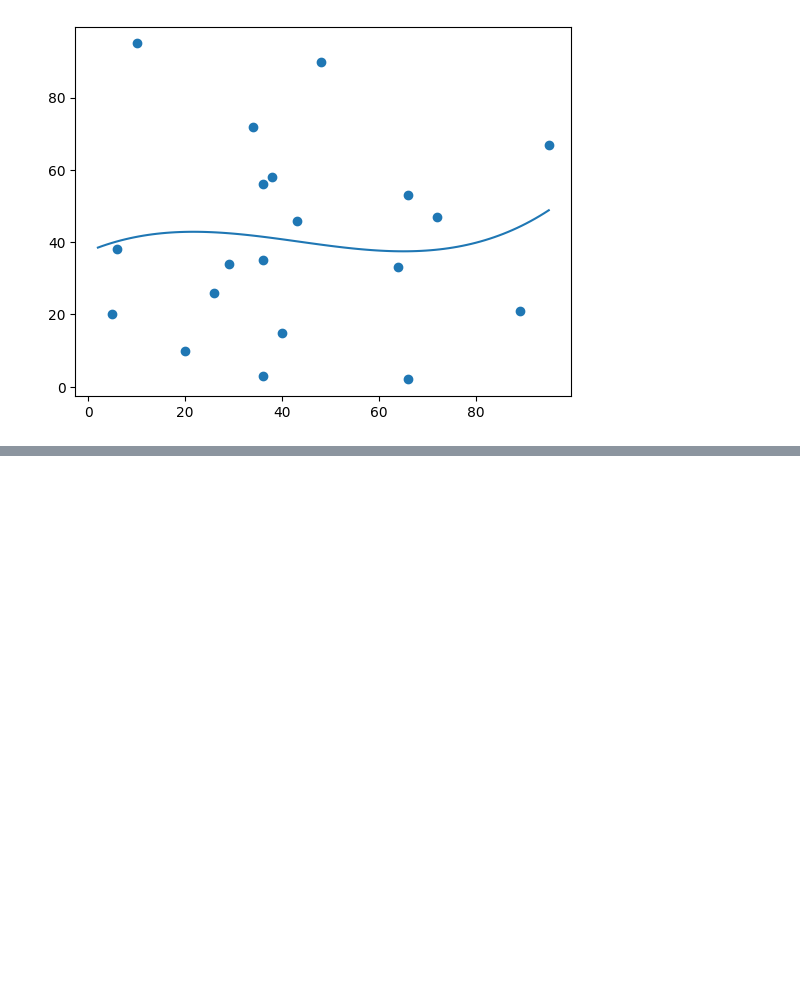
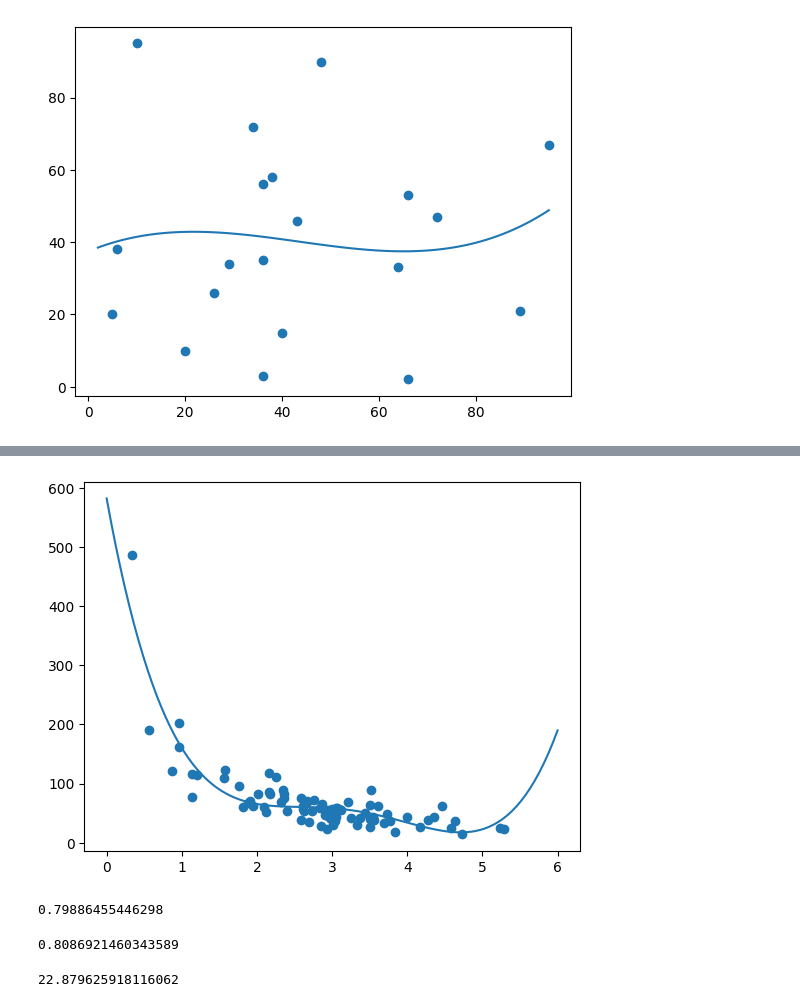
Before and after one commit to kofi-teddy/fluent-python, a Jupyter notebook: ml-notes.ipynb, the cells around one changed output, grey strips where cells are left out. Cells and saved outputs as stored; diff of their text form; code cells hidden in the pictures; blank space fills up the shorter version.

```diff
--- a/ml-notes.ipynb
+++ b/ml-notes.ipynb
@@ -292,0 +409,60 @@ plt.show()
+# %%
+# The training set should be a random selection
+# of 80% of the original data.
+
+# The testing set should be the remaining 20%.
+
+train_x = x[:80]
+train_y = y[:80]
+
+test_x = x[80:]
+test_y = y[80:]
+# %%
+# Draw a polynomial regression line through the data points:
+
+model = np.poly1d(numpy.polyfit(train_x, train_y, 4))
+line = np.linspace(0, 6, 100)
+
+plt.scatter(train_x, train_y)
+plt.plot(line, model(line))
+plt.show()
+# %% [output]
+[figure, added]
+# %%
+# R-squared, R2
+# It measures the relationship between the x axis
+# and the y axis, and the value ranges from 0 to 1,
+# where 0 means no relationship, and 1 means totally related.
+
+r2 = r2_score(train_y, model(train_x))
+print(r2)
+# %% [output]
+0.79886455446298
+# %%
+# R2 score when using testing data
+
+np.random.seed(2)
+
+x = np.random.normal(3, 1, 100)
+y = numpy.random.normal(150, 40, 100) / x
+
+train_x = x[:80]
+train_y = y[:80]
+
+test_x = x[80:]
+test_y = y[80:]
+
+model = np.poly1d(np.polyfit(train_x, train_y, 4))
+
+r2 = r2_score(test_y, model(test_x))
+
+print(r2)
+# %% [output]
+0.8086921460343589
+# %%
+# How much money will a buying customer spend,
+# if she or he stays in the shop for 5 minutes?
+
+print(model(5))
+# %% [output]
+22.879625918116062
```
Also changed, not shown: parts of 6 cells of this notebook, 2 other files.
